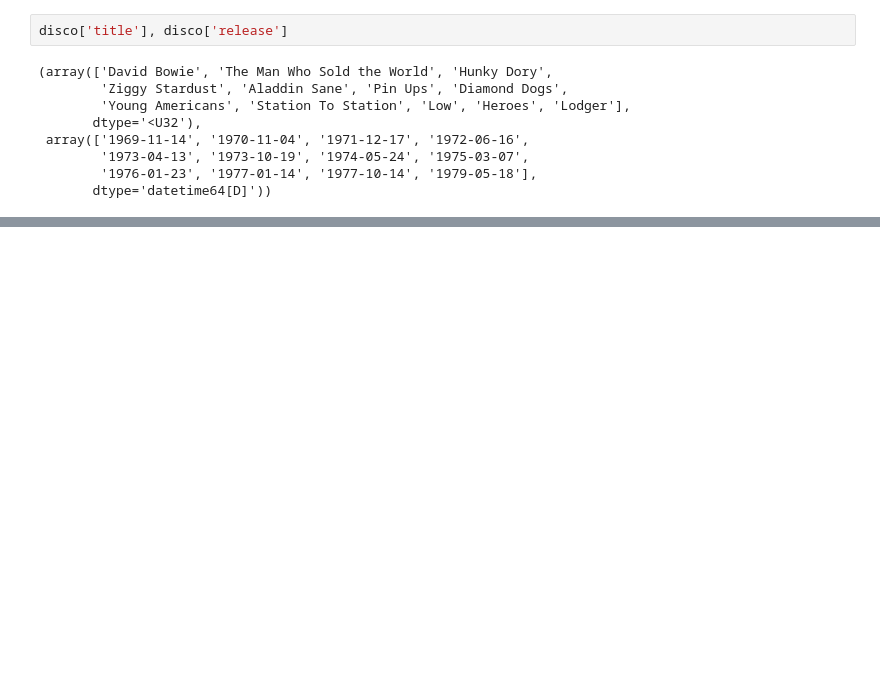
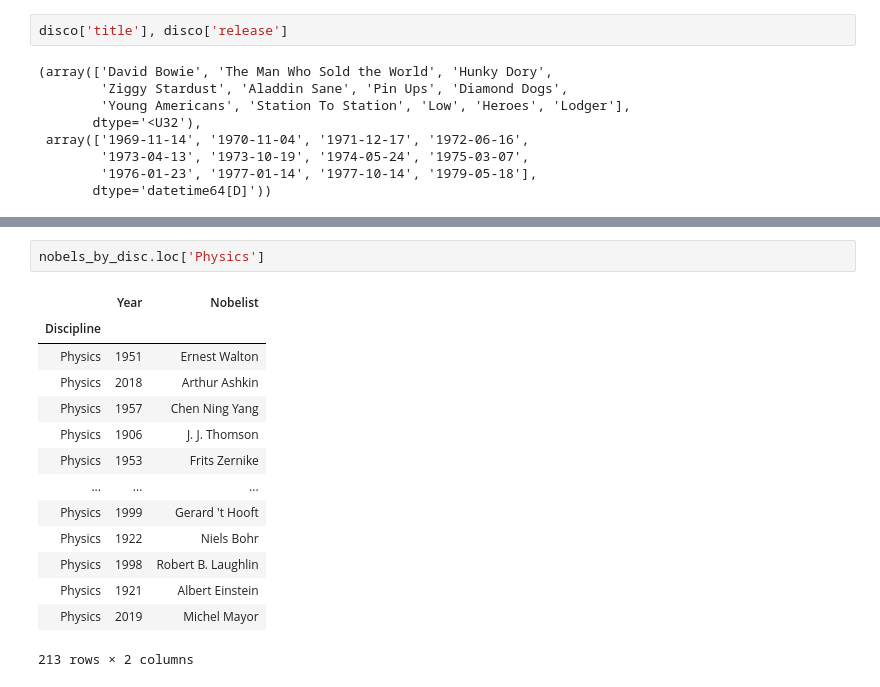
Before and after one commit to VallieTracy/GitHub-Coding-Practice, a Jupyter notebook: Python_Practice.ipynb, the cells around one changed output, grey strips where cells are left out. Saved outputs shown, nothing was run; the diff lists cells and outputs as text; blank space fills up the shorter version.

```diff
--- a/Python_Practice.ipynb
+++ b/Python_Practice.ipynb
@@ -1426,0 +1532,17 @@ disco['title'], disco['release']
+# %%
+nobels_by_disc.loc['Physics']
+# %% [output]
+|  | Year | Nobelist |
+| Discipline |  |  |
+| Physics | 1951 | Ernest Walton |
+| Physics | 2018 | Arthur Ashkin |
+| Physics | 1957 | Chen Ning Yang |
+| Physics | 1906 | J. J. Thomson |
+| Physics | 1953 | Frits Zernike |
+| ... | ... | ... |
+| Physics | 1999 | Gerard 't Hooft |
+| Physics | 1922 | Niels Bohr |
+| Physics | 1998 | Robert B. Laughlin |
+| Physics | 1921 | Albert Einstein |
+| Physics | 2019 | Michel Mayor |
+213 rows × 2 columns
```
Also changed, not shown: parts of 18 cells of this notebook.
